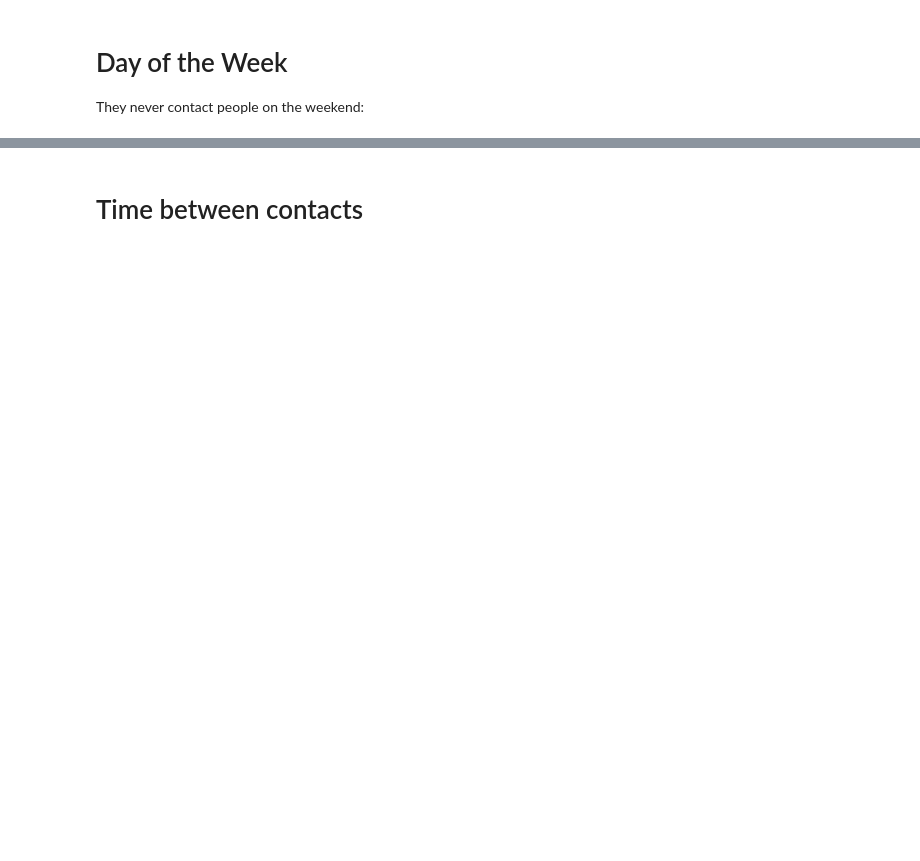
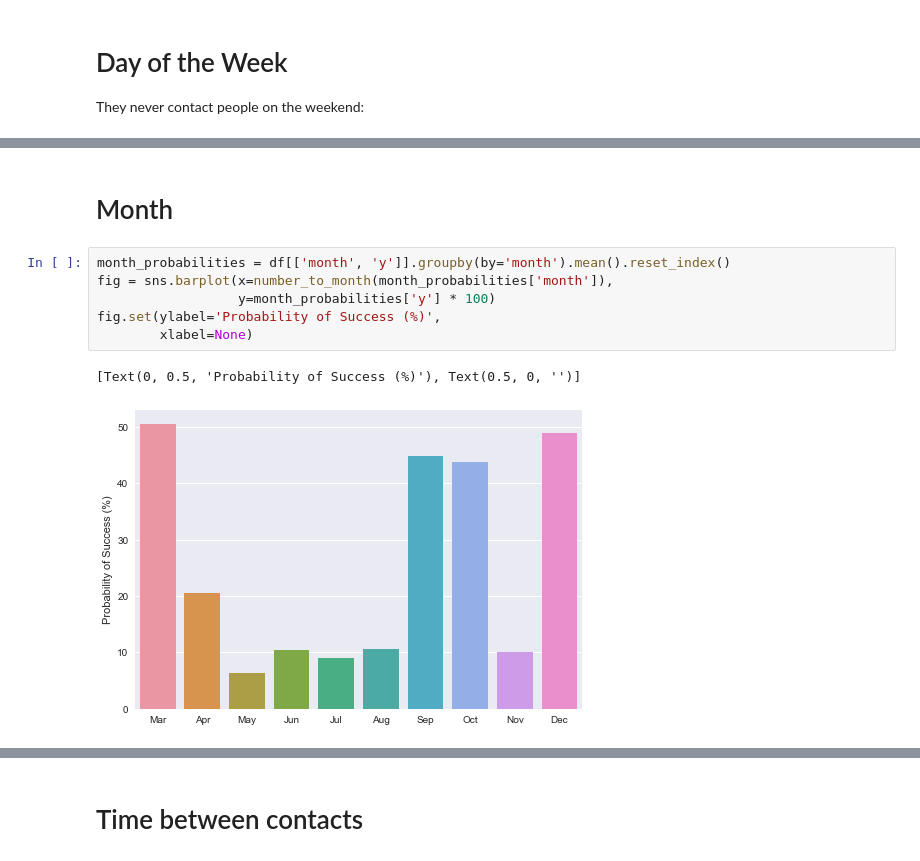
Before and after one commit to sepehrfrgh/ece143_direct_marketing, a Jupyter notebook: time_analysis.ipynb, the cells around one changed output, grey strips where cells are left out. Saved outputs shown, nothing was run; the diff lists cells and outputs as text; blank space fills up the shorter version.

```diff
--- a/time_analysis.ipynb
+++ b/time_analysis.ipynb
@@ -57,0 +56,11 @@ day_of_week_probabilities.plot.bar()
+# %% [markdown]
+# Month
+# %%
+month_probabilities = df[['month', 'y']].groupby(by='month').mean().reset_index()
+fig = sns.barplot(x=number_to_month(month_probabilities['month']),
+                  y=month_probabilities['y'] * 100)
+fig.set(ylabel='Probability of Success (%)',
+        xlabel=None)
+# %% [output]
+[Text(0, 0.5, 'Probability of Success (%)'), Text(0.5, 0, '')]
+[figure, added]
```
Also changed, not shown: parts of 15 cells of this notebook.
